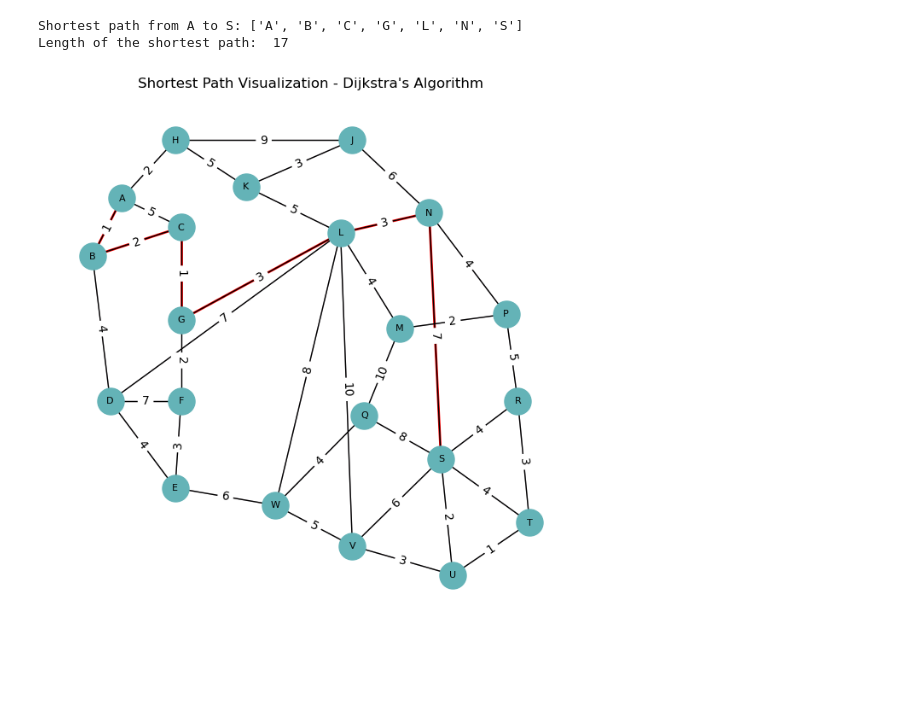
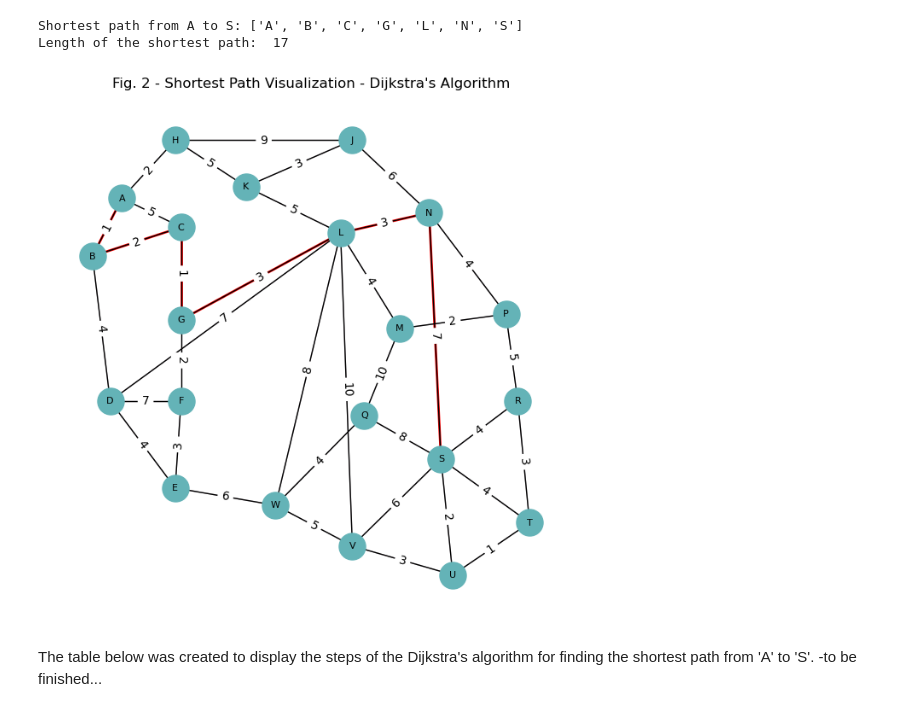
Before and after one commit to danrlei-martins-cct/AI_Lv8_CA2, a Jupyter notebook: Danrlei_Martins_AI_CA2.ipynb, the cells around one changed output. Drawn from its saved outputs; the diff is of its cells as text; code cells hidden in the pictures; blank space fills up the shorter version.

Commit message:
Dijkstra's algorithm v2
Added explanations regarding the algorithm.

Create a table to display each step of finding the shortest path between source node 'A' to goal node 'S'.

```diff
--- a/Danrlei_Martins_AI_CA2.ipynb
+++ b/Danrlei_Martins_AI_CA2.ipynb
@@ -149,22 +159,22 @@ Length of the shortest path:  17
 # %%
 # Draw the graph
 plt.figure(figsize=(8, 8))
 labels = nx.get_edge_attributes(G, 'weight')
 pos = custom_node_positions
 
 # Draw all edges in light gray
 nx.draw_networkx_edges(G, pos, edgelist=G.edges(), edge_color='#bfb5be')
 
 # Highlight the shortest path in red
 nx.draw_networkx_edges(G, pos, edgelist=[(shortest_path[i], shortest_path[i + 1]) for i in range(len(shortest_path) - 1)],
                        edge_color='red', width=2)
 
 # Draw nodes and edge labels
 nx.draw(G, pos, with_labels=True, node_size=500, node_color='#64b3b7', font_size=8, font_color='black')
 nx.draw_networkx_edge_labels(G, pos, edge_labels=labels, font_color='black')
 
-plt.title("Shortest Path Visualization - Dijkstra's Algorithm")
+plt.title("Fig. 2 - Shortest Path Visualization - Dijkstra's Algorithm")
 plt.axis("off")
 plt.show();
 # %% [output]
-[figure, old version]
+[figure, new version]
@@ -170,0 +203,3 @@ plt.show();
+# %% [markdown]
+The table below was created to display the steps of the Dijkstra's algorithm for finding the shortest path from 'A' to 'S'.
+-to be finished...
```
Also changed, not shown: parts of 10 cells of this notebook.
